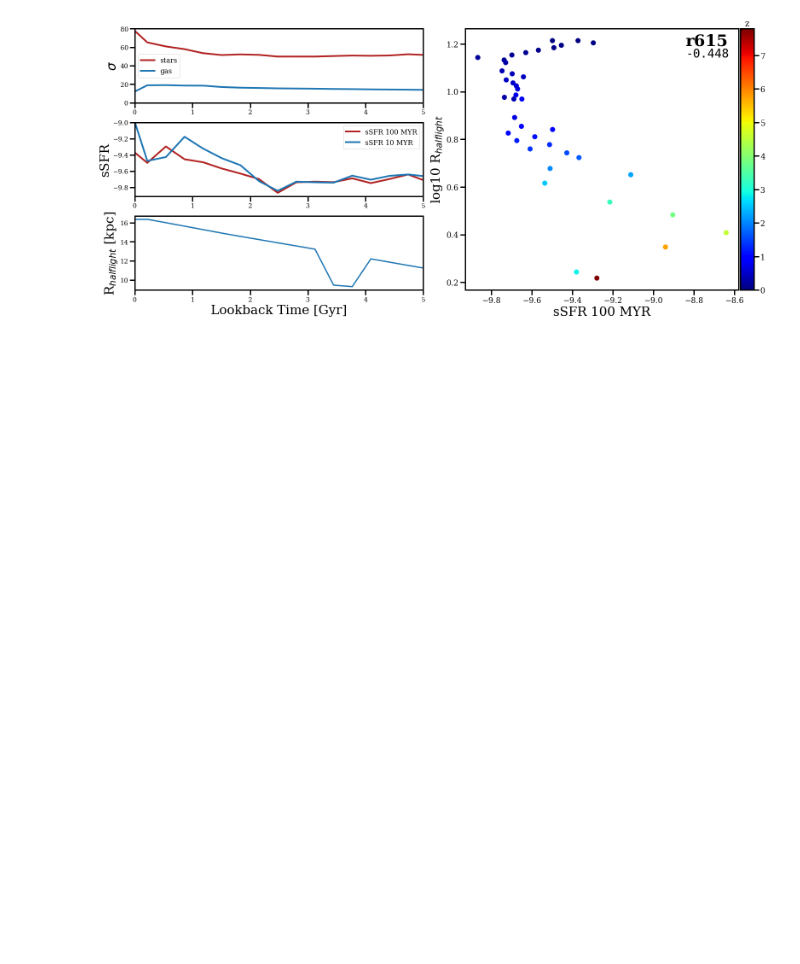
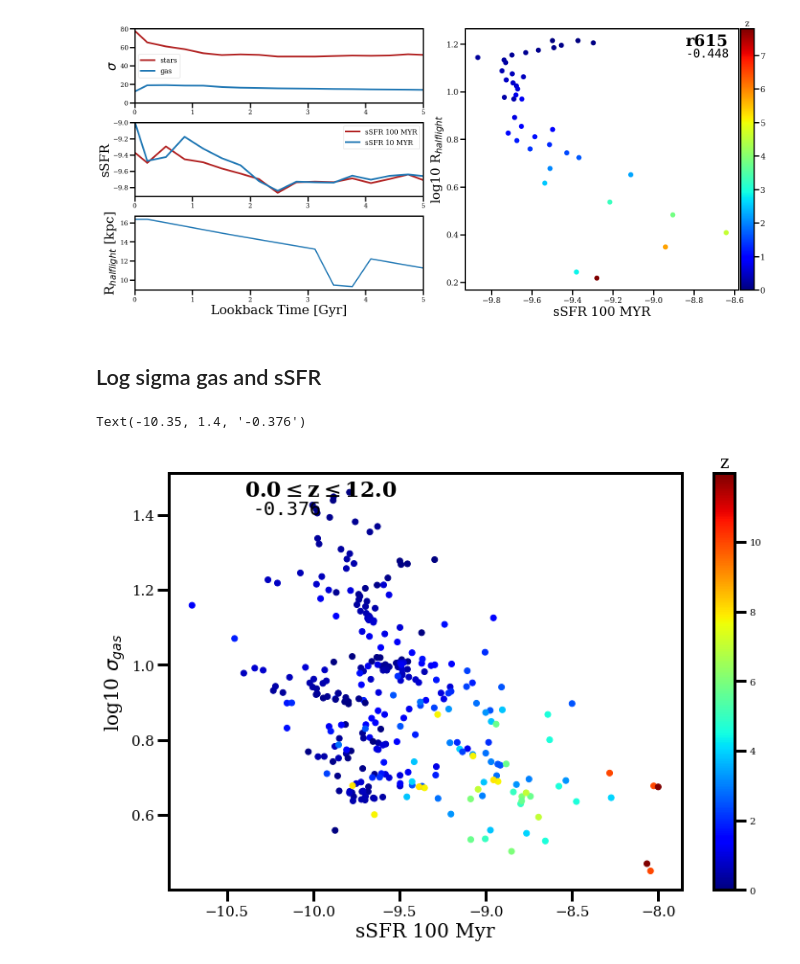
Before and after one commit to JosephWick/H1-merian, a Jupyter notebook: notebooks/BreathingPlots.ipynb, the cells around one changed output. Cells and saved outputs as stored; diff of their text form; code cells hidden in the pictures; blank space fills up the shorter version.

```diff
--- a/notebooks/BreathingPlots.ipynb
+++ b/notebooks/BreathingPlots.ipynb
@@ -380,3 +385,73 @@ plt.tight_layout()
 plt.savefig('../figures/breathingScatterLines/r'+str(gal)+'.png')
 # %% [output]
 [figure]
+# %% [markdown]
+## Log sigma gas and sSFR
+# %%
+zmin = 0.0
+zmax = 12.0
+
+ssfrmin = -13
+ssfrmax = -8
+
+fig = plt.figure(facecolor='w', figsize=(12,8))
+
+plt.tick_params(axis='both', which='major', labelsize=15)
+
+# get data
+sigGas = []
+ssfr_10 = []
+ssfr_100 = []
+zall = []
+for idx,gal in enumerate(cdmgals):
+    if idx==1: continue
+
+    data = pd.read_csv(datapath+'r'+str(gal)+'_qtys.txt')
+
+    x = data['sigma_gas'][data['z'] <= zmax].to_numpy()
+    y1 = data['sSFR_10'][data['z'] <= zmax].to_numpy()
+    y2 = data['sSFR_100'][data['z'] <= zmax].to_numpy()
+    c = data['z'][data['z'] <= zmax].to_numpy()
+
+    x = x[c>=zmin]
+    y1 = y1[c>=zmin]
+    y2 = y2[c>=zmin]
+    c = c[c>=zmin]
+
+    x = x[y2>=ssfrmin]
+    y1 = y1[y2>=ssfrmin]
+    c = c[y2>=ssfrmin]
+    y2 = y2[y2>=ssfrmin]
+
+    x = x[y2<=ssfrmax]
+    y1 = y1[y2<=ssfrmax]
+    c = c[y2<=ssfrmax]
+    y2 = y2[y2<=ssfrmax]
+
+    for i,_ in enumerate(x):
+        sigGas.append(x[i])
+        ssfr_10.append(y1[i])
+        ssfr_100.append(y2[i])
+        zall.append(c[i])
+
+rs = ss.spearmanr(ssfr_100,np.log10(sigGas))[0]
+
+# scatter
+#plt.scatter(ssfr_10, np.log10(sigGas), c=zall, cmap='jet')
+plt.scatter(ssfr_100, np.log10(sigGas), c=zall, cmap='jet')
+
+plt.xlabel('sSFR 100 Myr', fontsize=20)
+plt.ylabel(r'log10 $\sigma_{gas}$', fontsize=20)
+
+#plt.xlim([-11,-7.5])
+
+clb = plt.colorbar()
+clb.ax.set_title('z', fontsize=18)
+
+plt.text(x=-10.4, y=1.45, s=str(zmin)+r'$\leq$z$\leq$'+str(zmax), fontsize=22, weight='bold')
+plt.text(x=-10.35,y=1.4, s=str(rs)[:6], fontsize=20, fontfamily='monospace')
+
+#plt.savefig('../figures/ssfrSigGas/z0.0-1.0.png')
+# %% [output]
+Text(-10.35, 1.4, '-0.376')
+[figure, added]
```
Also changed, not shown: parts of 3 cells of this notebook, 29 other files.
